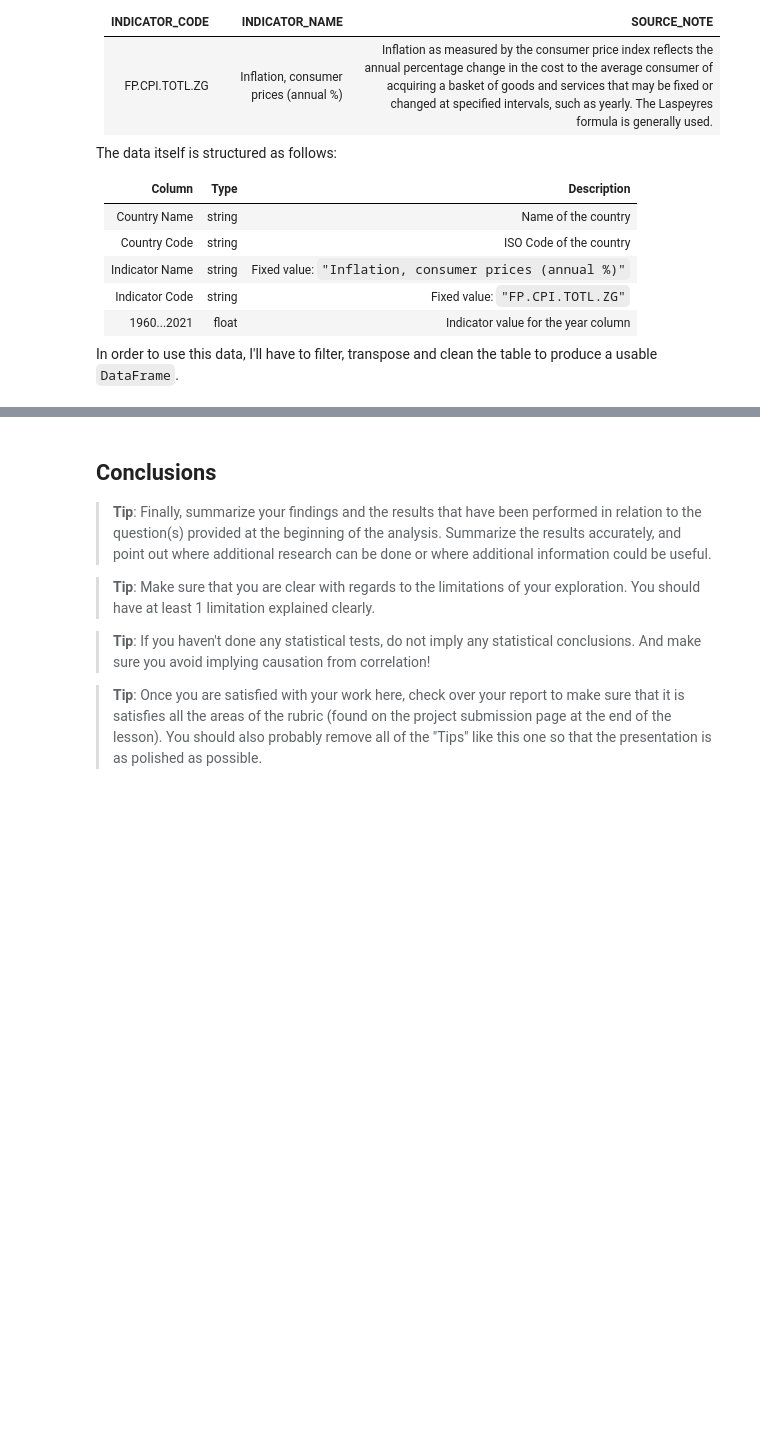
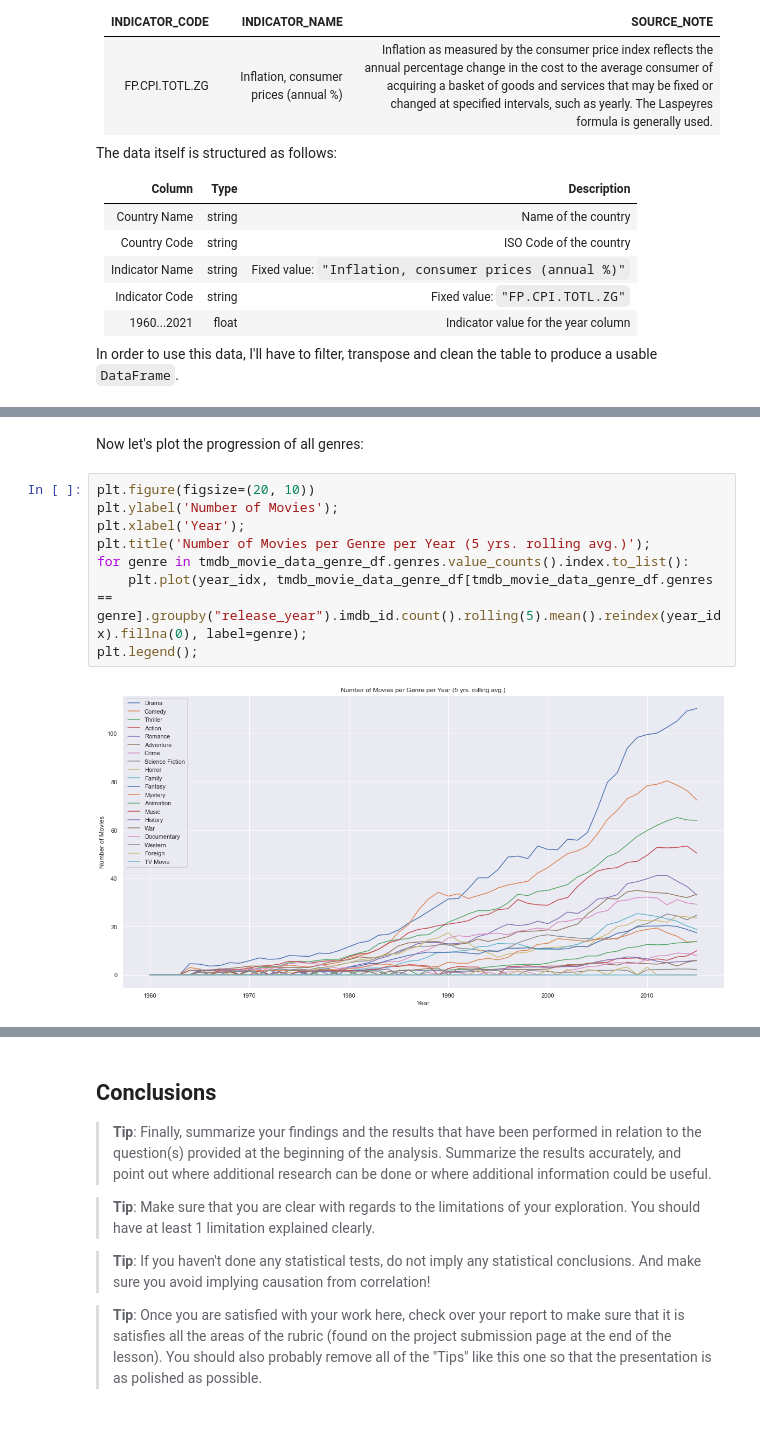
Before and after one commit to abarto/udacity-nd002-investigate-a-dataset, a Jupyter notebook: Investigate_a_Dataset.ipynb, the cells around one changed output, grey strips where cells are left out. Saved outputs shown, nothing was run; the diff lists cells and outputs as text; blank space fills up the shorter version.

```diff
--- a/Investigate_a_Dataset.ipynb
+++ b/Investigate_a_Dataset.ipynb
@@ -120,0 +517,12 @@ In order to use this data, I'll have to filter, transpose and clean the table to
+# %% [markdown]
+Now let's plot the progression of all genres:
+# %%
+plt.figure(figsize=(20, 10))
+plt.ylabel('Number of Movies');
+plt.xlabel('Year');
+plt.title('Number of Movies per Genre per Year (5 yrs. rolling avg.)');
+for genre in tmdb_movie_data_genre_df.genres.value_counts().index.to_list():
+    plt.plot(year_idx, tmdb_movie_data_genre_df[tmdb_movie_data_genre_df.genres == genre].groupby("release_year").imdb_id.count().rolling(5).mean().reindex(year_idx).fillna(0), label=genre);
+plt.legend();
+# %% [output]
+[figure, added]
```
Also changed, not shown: parts of 149 cells of this notebook.
